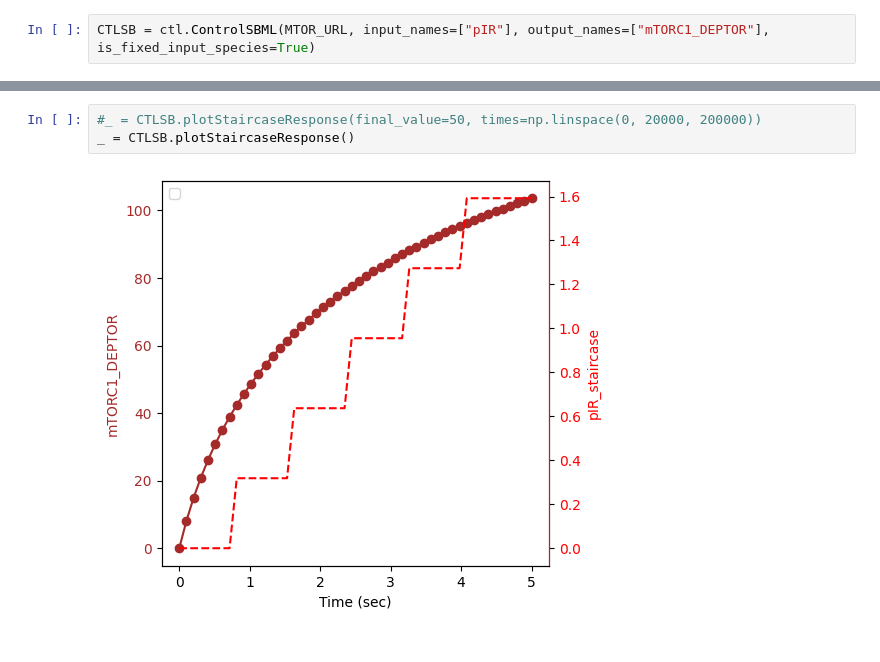
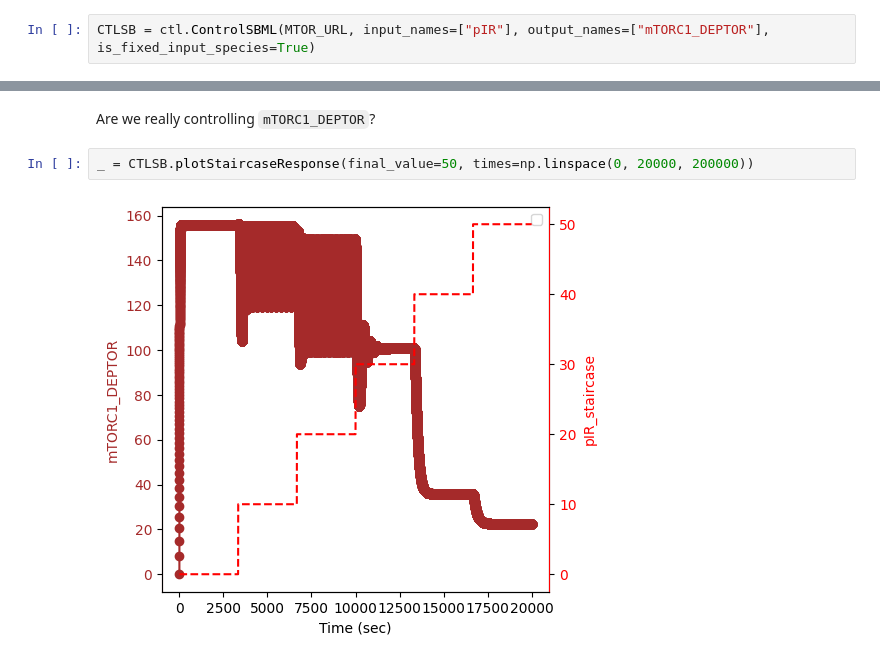
Before and after one commit to joseph-hellerstein/advanced-controls-lectures, a Jupyter notebook: lectures/lecture_05-controllability/Controllability.ipynb, the cells around one changed output, grey strips where cells are left out. Drawn from its saved outputs; the diff is of its cells as text.

```diff
--- a/lectures/lecture_05-controllability/Controllability.ipynb
+++ b/lectures/lecture_05-controllability/Controllability.ipynb
@@ -341,5 +345,6 @@ CTLSB = ctl.ControlSBML(MTOR_URL, input_names=["pIR"], output_names=["mTORC1_DEP
+# %% [markdown]
+Are we really controlling ``mTORC1_DEPTOR``?
 # %%
-#_ = CTLSB.plotStaircaseResponse(final_value=50, times=np.linspace(0, 20000, 200000))
-_ = CTLSB.plotStaircaseResponse()
+_ = CTLSB.plotStaircaseResponse(final_value=50, times=np.linspace(0, 20000, 200000))
 # %% [output]
-[figure, old version]
+[figure, new version]
```
Also changed, not shown: parts of 14 cells of this notebook, 1 other file.
